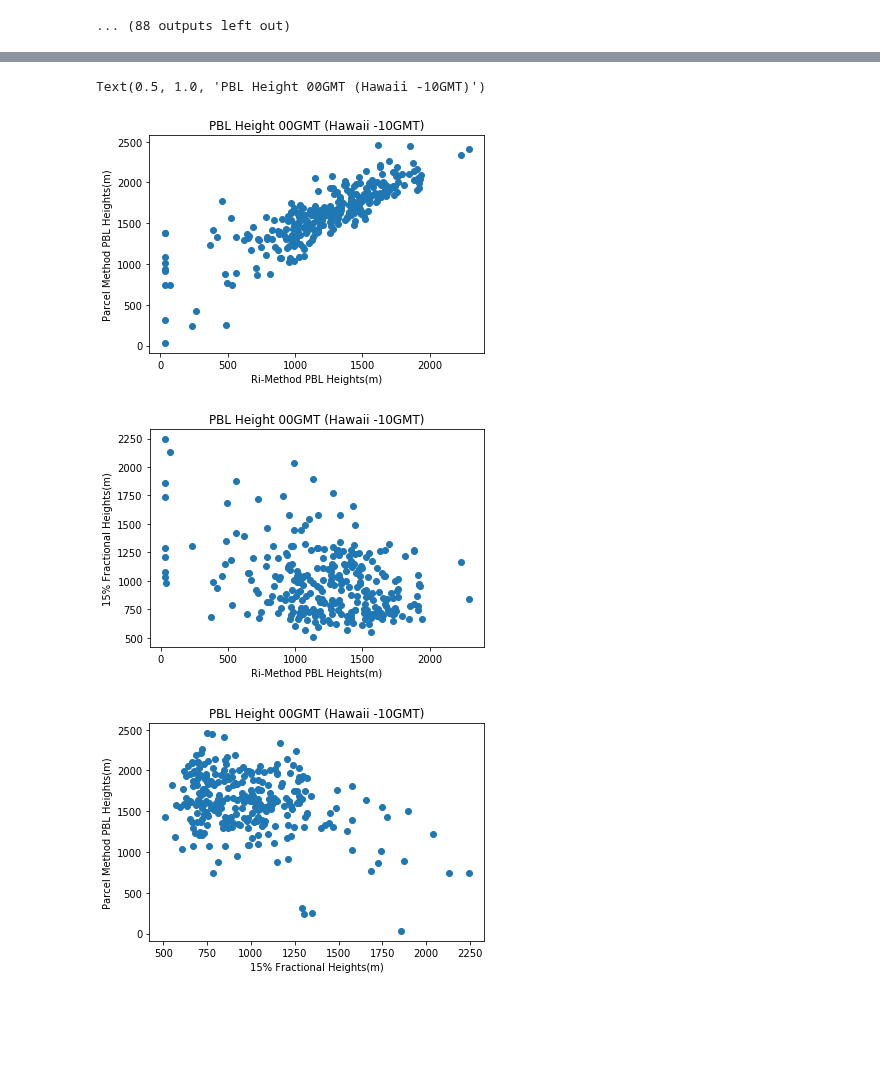
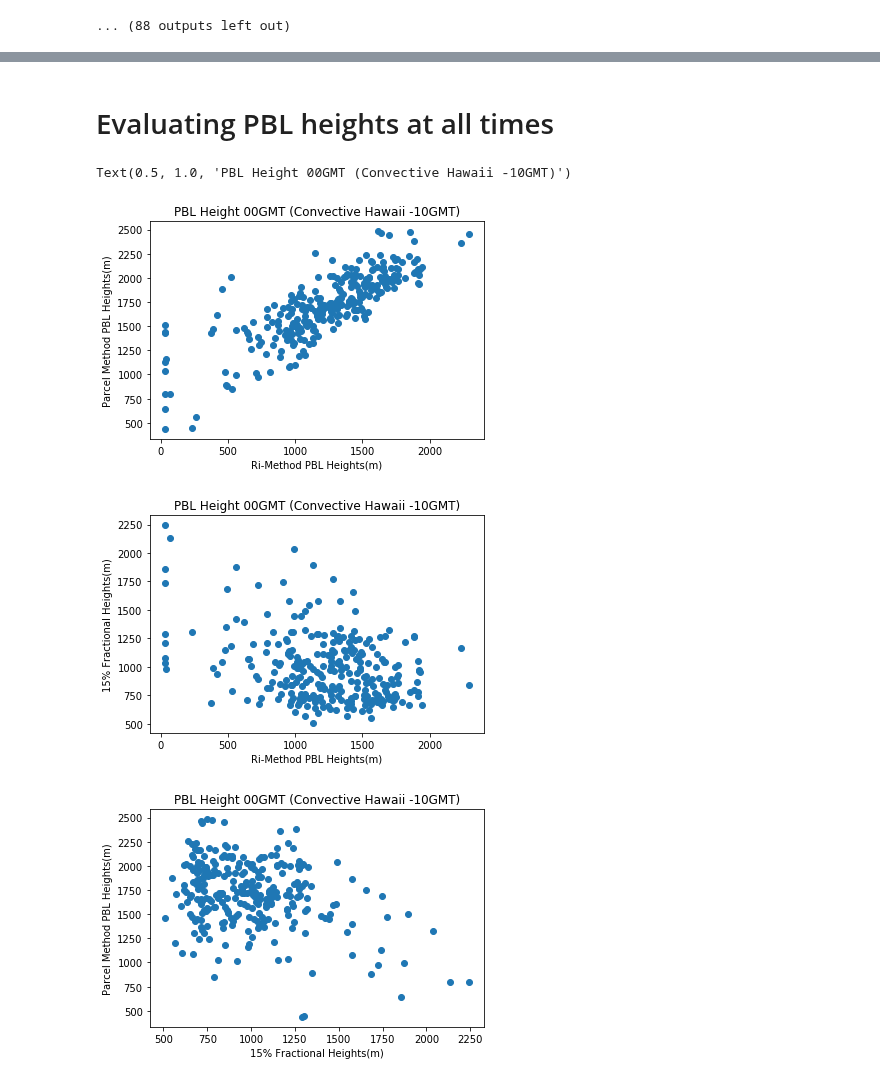
Before and after one commit to itsangelaatum/pbl_estimation, a Jupyter notebook: HighResRadiosonde.ipynb, the cells around one changed output, grey strips where cells are left out. Saved outputs shown, nothing was run; the diff lists cells and outputs as text; code cells hidden in the pictures; blank space fills up the shorter version.

```diff
--- a/HighResRadiosonde.ipynb
+++ b/HighResRadiosonde.ipynb
@@ -104,11 +105,13 @@ def get_pbl_height_ri(data, threshold=0.25):
         ri_num = bulk_ri_num(data['THTV'][0], data['HGHT'][i], data['THTV'][i], data['SPED'][i])
         if ri_num>threshold:
             return data['HGHT'][i], i
+    return np.nan, None
 
 def get_pbl_height_holzworth(data, threshold=5):
     for i in range(len(data)):
         if data['THTV'][i] >= data['THTV'][0]+threshold:
             return data['HGHT'][i], i
+    return np.nan, None
 
 def get_frac_height(data, fraction):
     total_hum = data['RELH'][0]
@@ -140,13 +143,13 @@ data.head()
 # %%
-# pbl_height_ri, pbl_height_ri_idx = get_pbl_height_ri(data, threshold=0.25)
-pbl_height_holzworth, pbl_height_holzworth_idx = get_pbl_height_holzworth(data, threshold=5)
-# frac_height_50, frac_height_50_idx = get_frac_height(data, 0.5)
-# frac_height_25, frac_height_25_idx = get_frac_height(data, 0.25)
-# frac_height_15, frac_height_15_idx = get_frac_height(data, 0.15)
+pbl_height_ri, pbl_height_ri_idx = get_pbl_height_ri(data, threshold=0.25)
+pbl_height_holzworth, pbl_height_holzworth_idx = get_pbl_height_holzworth(data, threshold=2.5)
+frac_height_50, frac_height_50_idx = get_frac_height(data, 0.5)
+frac_height_25, frac_height_25_idx = get_frac_height(data, 0.25)
+frac_height_15, frac_height_15_idx = get_frac_height(data, 0.15)
 
-# print('Ri PBL Height', pbl_height_ri)
+print('Ri PBL Height', pbl_height_ri)
 print('Holzworth PBL Height', pbl_height_holzworth)
-# print('50% Fractional Height', frac_height_50)
-# print('25% Fractional Height', frac_height_25)
-# print('15% Fractional Height', frac_height_15)
+print('50% Fractional Height', frac_height_50)
+print('25% Fractional Height', frac_height_25)
+print('15% Fractional Height', frac_height_15)
 # %% [output]
@@ -174 +183,3 @@ plt.show()
+# %% [markdown]
+# Evaluating PBL heights at all times
 # %%
@@ -194,54 +205,31 @@ for dt in radiosonde_dt_data_dict.keys():
 # %%
 xs = [k for k in pbl_height_ri_dict.keys() if k.hour == 0]
 ris = [pbl_height_ri_dict[k] for k in xs]
 holzs = [pbl_height_holzworth_dict[k] for k in xs]
 frac_15 = [frac_height_15_dict[k] for k in xs]
 
 # figure_size = (12,5)
 plt.figure()
 plt.plot(ris, holzs, 'o')
 plt.xlabel('Ri-Method PBL Heights(m)')
 plt.ylabel('Parcel Method PBL Heights(m)')
-plt.title('PBL Height 00GMT (Hawaii -10GMT)')
+plt.title('PBL Height 00GMT (Convective Hawaii -10GMT)')
 plt.figure()
 plt.plot(ris, frac_15, 'o')
 plt.xlabel('Ri-Method PBL Heights(m)')
 plt.ylabel('15% Fractional Heights(m)')
-plt.title('PBL Height 00GMT (Hawaii -10GMT)')
+plt.title('PBL Height 00GMT (Convective Hawaii -10GMT)')
 
 plt.figure()
 plt.plot(frac_15, holzs, 'o')
 plt.xlabel('15% Fractional Heights(m)')
 plt.ylabel('Parcel Method PBL Heights(m)')
-plt.title('PBL Height 00GMT (Hawaii -10GMT)')
-# plt.scatter(xs, holzs,)
-# plt.plot(xs, frac_15, 'o-')
-# plt.legend(['ri', 'holzworth', '15% frac height'])
-# # plt.xticks(rotation=45, ha='right')
-# # plt.xlim([datetime(2023, 1, 1, 0, 0, 0), datetime(2023, 12, 1, 0, 0, 0)])
-# plt.title('PBL Height Midnight 00GMT')
-# plt.xlabel('Date')
-# plt.ylabel('Height (m)')
-# plt.show()
-
-
-# figure_size = (12,5)
-# plt.figure(figsize=figure_size)
-# plt.plot(xs, [abs(ris[k]-holzs[k]) for k in range(len(xs))], 'o-')
-# plt.plot(xs, [abs(ris[k]-frac_15[k]) if frac_15[k] is not None else None for k in range(len(xs))], 'o-')
-# plt.plot(xs, [abs(holzs[k]-frac_15[k]) if frac_15[k] is not None else None for k in range(len(xs))], 'o-')
-# plt.legend(['|ri-holzworth|', '|ri-15% frac height|', '|holzworth-15% frac height|'])
-# plt.xticks(rotation=45, ha='right')
-# plt.xlim([datetime(2023, 1, 1, 0, 0, 0), datetime(2023, 12, 1, 0, 0, 0)])
-# plt.title('PBL Height Midnight 00GMT')
-# plt.xlabel('Date')
-# plt.ylabel('Height (m)')
-# plt.show()
+plt.title('PBL Height 00GMT (Convective Hawaii -10GMT)')
 # %% [output]
-Text(0.5, 1.0, 'PBL Height 00GMT (Hawaii -10GMT)')
+Text(0.5, 1.0, 'PBL Height 00GMT (Convective Hawaii -10GMT)')
-[figure, old version]
+[figure, new version]
-[figure, old version]
+[figure, new version]
-[figure, old version]
+[figure, new version]
 # %%
 x1s = [k for k in pbl_height_ri_dict.keys() if k.hour == 12]
 ris = [pbl_height_ri_dict[k] for k in x1s]
```
Also changed, not shown: parts of 12 cells of this notebook, 1 other file.
